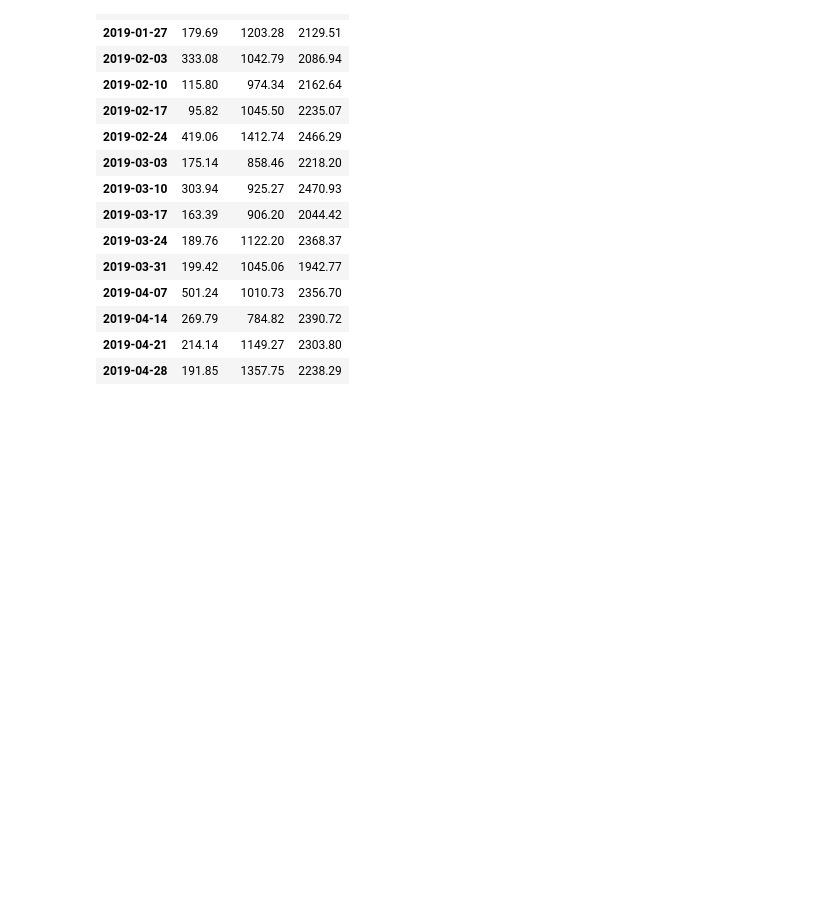
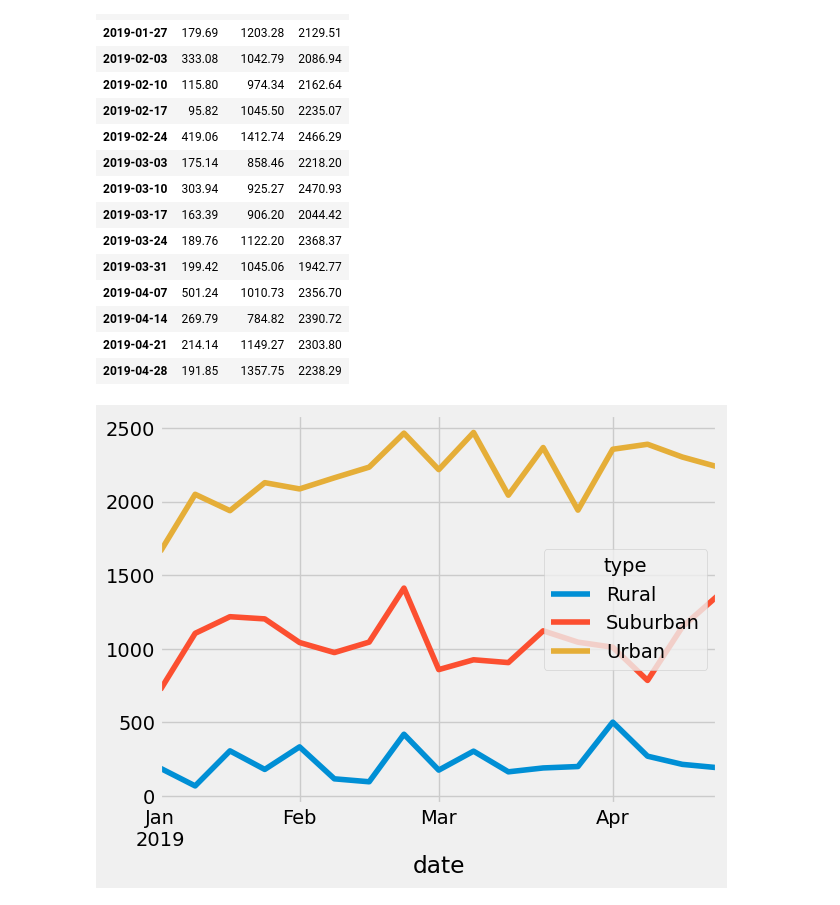
Before and after one commit to EBolinVA/PyBer_Analysis, a Jupyter notebook: PyBer_Challenge.ipynb, the cells around one changed output. Drawn from its saved outputs; the diff is of its cells as text; code cells hidden in the pictures; blank space fills up the shorter version.

```diff
--- a/PyBer_Challenge.ipynb
+++ b/PyBer_Challenge.ipynb
@@ -211,7 +211,8 @@ dtypes: float64(3)
 memory usage: 68.6 KB
 # %%
 # 7. Create a new DataFrame using the "resample()" function by week 'W' and get the sum of the fares for each week.
-Q1_pyber_data_df.resample('W').sum()
+resampled_Q1_pyber_df = Q1_pyber_data_df.resample('W').sum()
+resampled_Q1_pyber_df
 # %% [output]
 | type | Rural | Suburban | Urban |
 | date |  |  |  |
@@ -235,8 +236,10 @@ Q1_pyber_data_df.resample('W').sum()
 # %%
 # 8. Using the object-oriented interface method, plot the resample DataFrame using the df.plot() function.
 
-Q1_pyber_data_df.plot()
+resampled_Q1_pyber_df.plot()
 # Import the style from Matplotlib.
 from matplotlib import style
 # Use the graph style fivethirtyeight.
 style.use('fivethirtyeight')
+# %% [output]
+[figure, added]
```
